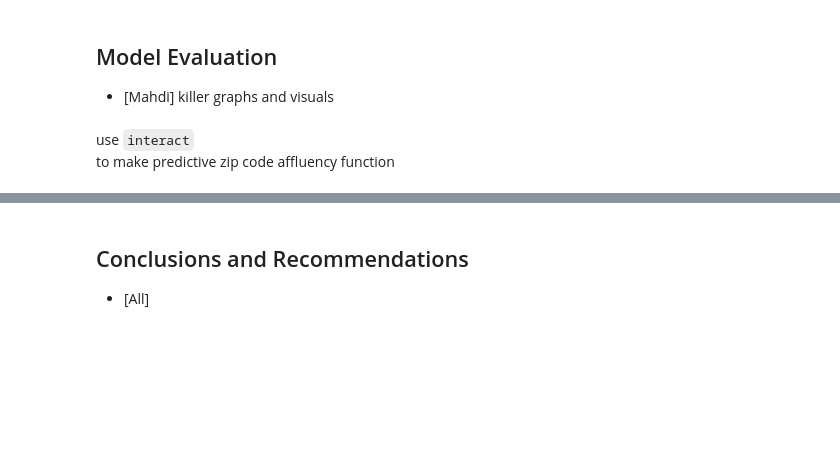
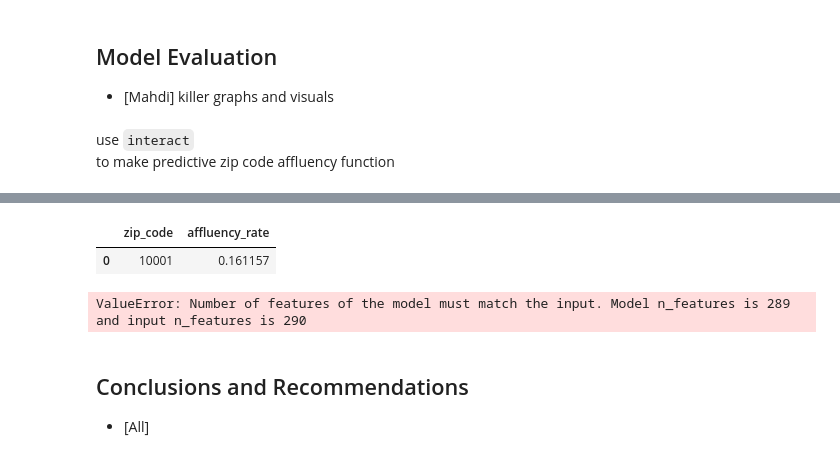
Before and after one commit to Shaddyjr/predicting_affluence_using_yelp, a Jupyter notebook: client_project_notebook.ipynb, the cells around one changed output, grey strips where cells are left out. Cells and saved outputs as stored; diff of their text form; code cells hidden in the pictures; blank space fills up the shorter version.

```diff
--- a/client_project_notebook.ipynb
+++ b/client_project_notebook.ipynb
@@ -663,5 +640,6 @@ import warnings
 warnings.filterwarnings("ignore")
 # %%
 complete_df = pd.read_csv("./data/clean_data.csv", index_col = 0)
+incomplete_df = pd.read_csv("./data/clean_incomplete_data.csv", index_col = 0)
 # %%
 complete_df.head()
@@ -684,0 +707,15 @@ y = complete_df[target]
+# %%
+def gridSearchHelper(estimator, params, X, y, standardize = False):
+    X_train, X_test, y_train, y_test = train_test_split(X, y, random_state = random_state, stratify = y)
+
+    if standardize:
+        sc      = StandardScaler()
+        X_train = sc.fit_transform(X_train)
+        X_test  = sc.transform(X_test)
+
+    gs = GridSearchCV(estimator, params, cv = 5, n_jobs=-1, scoring = specificity_scorer)
+    gs.fit(X_train, y_train)
+    print("Train score:", gs.best_score_)
+    print("Test score:", gs.score(X_test, y_test))
+    print("Confusion Matris:\n", confusion_matrix(y_test, gs.predict(X_test)))
+    return gs
@@ -684,0 +759,11 @@ y = complete_df[target]
+# %%
+dt_params = {'max_depth': [3],
+             'min_samples_split': [2],
+             'min_samples_leaf': [1],
+             'max_features': [ None]}
+
+gs_dt = gridSearchHelper(
+    DecisionTreeClassifier(random_state = random_state),
+    dt_params,
+    X, y
+);
@@ -699,3 +840,28 @@ to make predictive zip code affluency function
+# %%
+def query(postal_code):
+    if incomplete_df[incomplete_df['zip_code'] == postal_code]['affluency_rate'].isnull().sum() == 0:
+        return pd.DataFrame({'zip_code': postal_code, 'affluency_rate': incomplete_df[incomplete_df['zip_code'] == postal_code]['affluency_rate'].iloc[0]}, index = range(1))
+    else:
+        X = incomplete_df[incomplete_df['zip_code'] == postal_code].drop(columns = ['id',
+                                                                            'zip_code',
+                                                                            'city',
+                                                                            'state',
+                                                                            'latitude',
+                                                                            'longitude',
+                                                                            'affluency_rate',
+                                                                            'transactions_'])
+        y_pred = gs_dt.predict(X)
+        return pd.DataFrame({'zip_code': postal_code, 'affluency_rate': y_pred.mean()}, index= range(1))
+# %%
+query(10001) # zip code with known affluency rate
+# %% [output]
+|  | zip_code | affluency_rate |
+| 0 | 10001 | 0.161157 |
+# %%
+missing_zips = incomplete_df["zip_code"][incomplete_df.affluency_rate.isnull()].unique()
+query(11249)
+# %% [output]
+ValueError: Number of features of the model must match the input. Model n_features is 289 and input n_features is 290
 # %% [markdown]
 ## Conclusions and Recommendations
 - [All]
```
Also changed, not shown: parts of 58 cells of this notebook.
